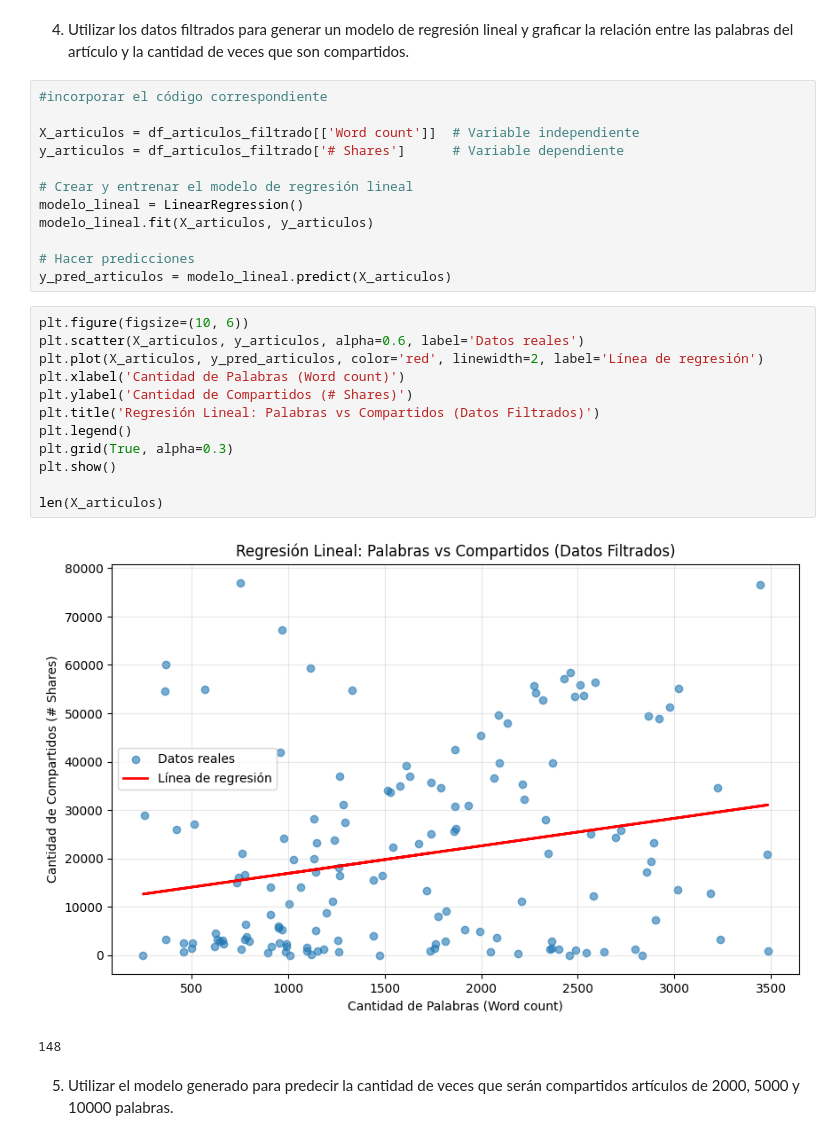
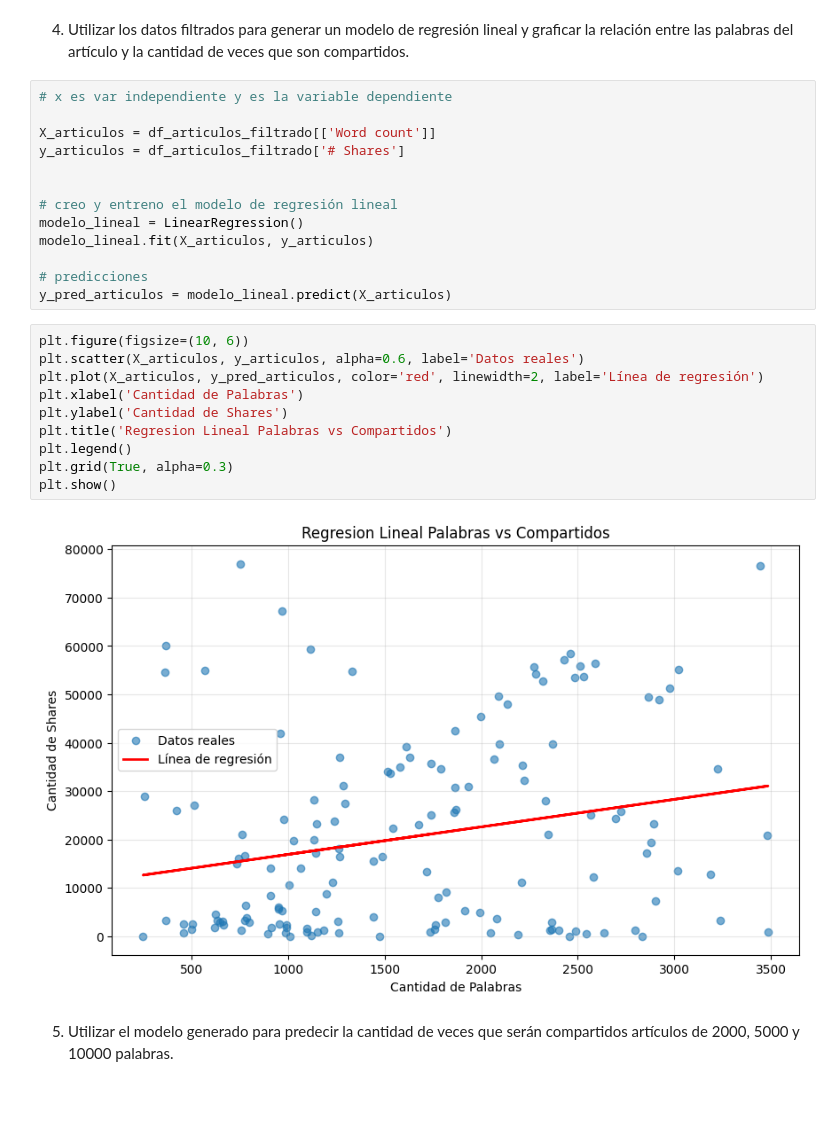
Before and after one commit to LeandroRodrigoMolina/IA_FCAD_2025_1er_Cuatri, a Jupyter notebook: U7/TP5_Aprendizaje.ipynb, the cells around one changed output. Cells and saved outputs as stored; diff of their text form; blank space fills up the shorter version.

```diff
--- a/U7/TP5_Aprendizaje.ipynb
+++ b/U7/TP5_Aprendizaje.ipynb
@@ -700,32 +616,30 @@ df_articulos.shape[0], df_articulos_filtrado.shape[0], df_articulos_filtrado[['W
 # %% [markdown]
 4. Utilizar los datos filtrados para generar un modelo de regresión lineal y graficar la relación entre las palabras del artículo y la cantidad de veces que son compartidos.
 # %%
-#incorporar el código correspondiente
+# x es var independiente y es la variable dependiente
 
-X_articulos = df_articulos_filtrado[['Word count']]  # Variable independiente
-y_articulos = df_articulos_filtrado['# Shares']      # Variable dependiente
+X_articulos = df_articulos_filtrado[['Word count']]
+y_articulos = df_articulos_filtrado['# Shares']
 
-# Crear y entrenar el modelo de regresión lineal
+
+# creo y entreno el modelo de regresión lineal
 modelo_lineal = LinearRegression()
 modelo_lineal.fit(X_articulos, y_articulos)
 
-# Hacer predicciones
+# predicciones
 y_pred_articulos = modelo_lineal.predict(X_articulos)
 # %%
 plt.figure(figsize=(10, 6))
 plt.scatter(X_articulos, y_articulos, alpha=0.6, label='Datos reales')
 plt.plot(X_articulos, y_pred_articulos, color='red', linewidth=2, label='Línea de regresión')
-plt.xlabel('Cantidad de Palabras (Word count)')
-plt.ylabel('Cantidad de Compartidos (# Shares)')
-plt.title('Regresión Lineal: Palabras vs Compartidos (Datos Filtrados)')
+plt.xlabel('Cantidad de Palabras')
+plt.ylabel('Cantidad de Shares')
+plt.title('Regresion Lineal Palabras vs Compartidos')
 plt.legend()
 plt.grid(True, alpha=0.3)
 plt.show()
-
-len(X_articulos)
 # %% [output]
-[figure, old version]
+[figure, new version]
-148
 # %% [markdown]
 5. Utilizar el modelo generado para predecir la cantidad de veces que serán compartidos artículos de 2000, 5000 y 10000 palabras.
 # %%
```
Also changed, not shown: parts of 65 cells of this notebook.
